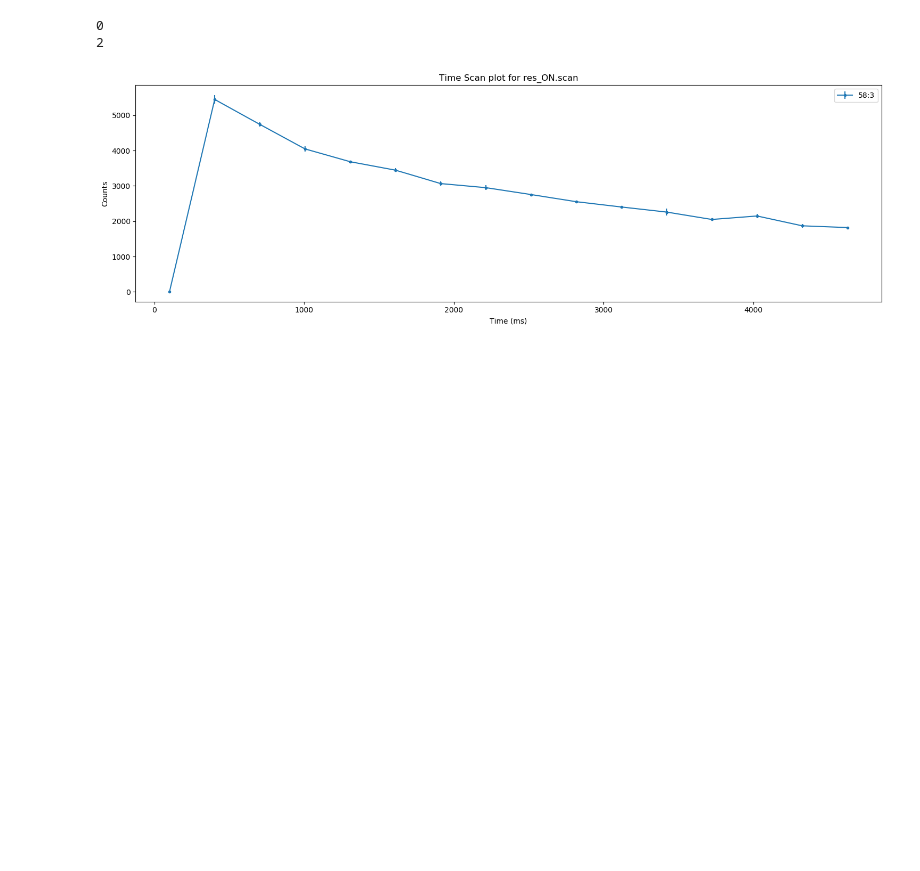
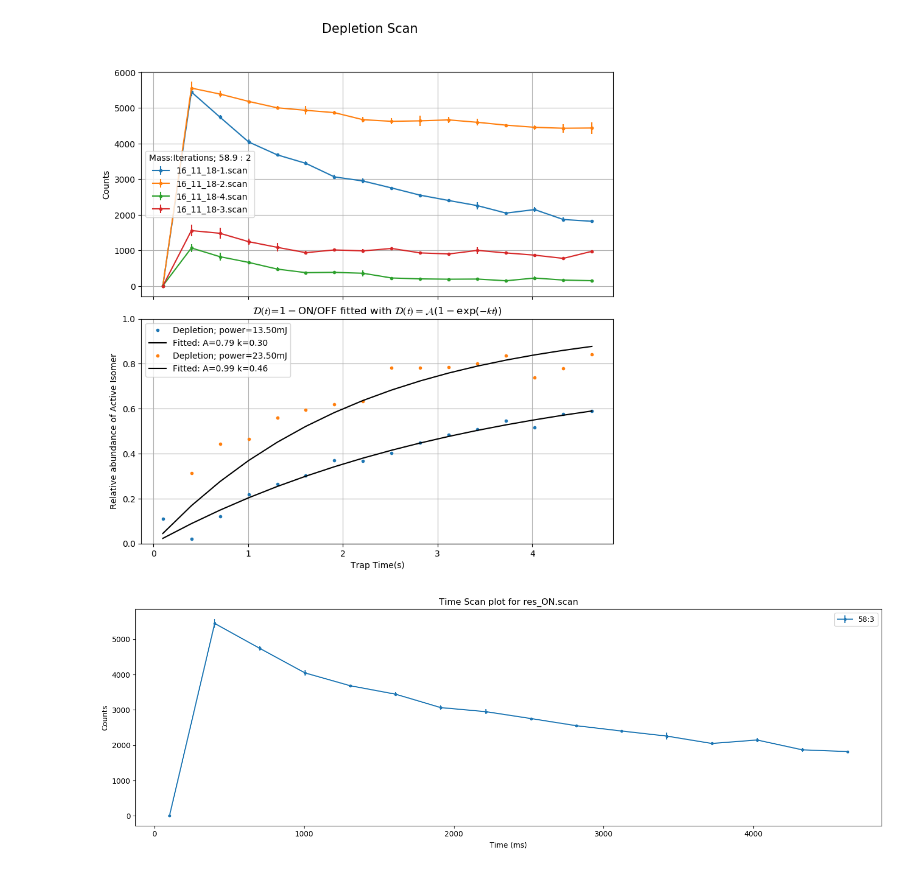
Before and after one commit to aravindhnivas/FELion-Spectrum-Analyser, a Jupyter notebook: testing/depletion_timescan.ipynb, the cells around one changed output. Saved outputs shown, nothing was run; the diff lists cells and outputs as text; code cells hidden in the pictures; blank space fills up the shorter version.

```diff
--- a/testing/depletion_timescan.ipynb
+++ b/testing/depletion_timescan.ipynb
@@ -116,13 +66,66 @@ depletionPlot(files1, location, save, show)
-# %%
-for i in range(0, 4, 2):
-    print(i)
-# %% [output]
-0
-2
 # %%
 location = r'D:\FELion-Spectrum-Analyser\testing\_datas'
 save = False
 show = True
+# %%
+def depletionPlot(files, location, save, show):
+    os.chdir(location)
+
+    plt.rcParams['figure.figsize'] = (10,10)
+    plt.rcParams['figure.dpi'] = 100
+
+    fig, axs = plt.subplots(2, sharex=True)
+
+    plt.subplots_adjust(top=0.9, hspace=0.1)
+    plt.suptitle('Depletion Scan' ,fontsize=15)
+
+    full = []
+
+    for f in files:
+
+        mass, iterations, mean, error, time = timescanplot(f, location, save, show, depletion=True)
+        time = time/1000
+        x, y = time, mean[0]
+
+        axs[0].errorbar(time, mean[0],yerr=error[0], fmt='.-', label=f)
+
+        temp = mean[0]
+        full.append(temp)
+
+    for i, j in zip(range(0, len(full), 2),(13.5, 23.5)):
+
+        depletion = 1-(full[i]/full[i+1])
+        pop, popc = curve_fit(func, time, depletion)
+
+        y_fit = func(time, *pop)
+        axs[1].plot(time, depletion,'.', label = 'Depletion; power=%.2fmJ'%j)
+        axs[1].plot(time, y_fit, 'k', label = 'Fitted: A=%.2f k=%.2f'%tuple(pop))
+        #axs[1].plot(time, func1(time, *pop, j), 'k', label = 'Fitted: A=%f\nk=%f'%(tuple(pop)))
+
+    axs[1].set_ylim(ymin=0,ymax=1)
+    axs[1].set_xlabel('Trap Time(s)')
+    axs[1].set_ylabel('Relative abundance of Active Isomer')
+    axs[0].set_ylabel('Counts')
+
+
+    axs[0].legend(title='Mass:Iterations; %s : %s'%(mass[0], iterations[0]))
+    axs[1].legend()
+
+    for ax in axs.flat:
+        ax.grid(True)
+
+    axs[1].set_title(r'$\mathcal{D(t)}$=$1-$ON/OFF fitted with $\mathcal{D(t)}=\mathcal{A}(1-\exp(\mathcal{-kt}))$')
+    #plt.text(0, 0.7, '$\mathcal{D(t)}=\mathcal{A}(1-\exp(\mathcal{-kt}))$', fontsize=15)
+    if save: plt.savefig('depletion.png')
+    if show: plt.show()
+    plt.tight_layout()
+    plt.close()
+
+files = ['16_11_18-4.scan', '16_11_18-3.scan']
+files1 = ['16_11_18-1.scan', '16_11_18-2.scan', '16_11_18-4.scan', '16_11_18-3.scan']
+depletionPlot(files1, location, save, show)
+# %% [output]
+[figure, added]
 # %%
 timescanplot('res_ON.scan', location, save, show)
 timescanplot('res_OFF.scan', location, save, show)
```
Also changed, not shown: parts of 3 cells of this notebook.
